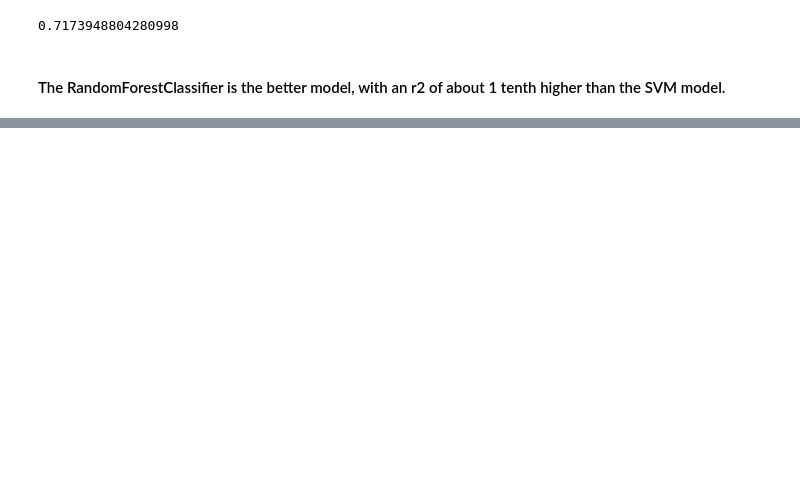
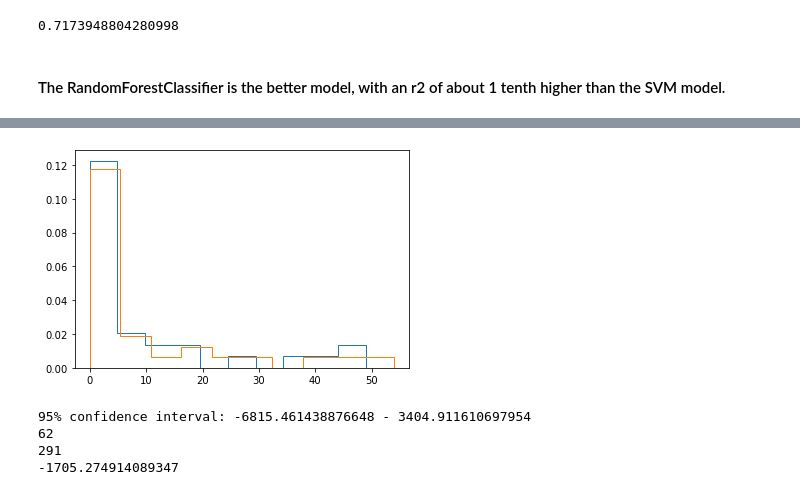
Before and after one commit to StephenDodd1/HousingPricePredictiveModel, a Jupyter notebook: Notebooks/04_modelling.ipynb, the cells around one changed output, grey strips where cells are left out. Drawn from its saved outputs; the diff is of its cells as text; code cells hidden in the pictures; blank space fills up the shorter version.

```diff
--- a/Notebooks/04_modelling.ipynb
+++ b/Notebooks/04_modelling.ipynb
@@ -233,0 +287,25 @@ print(diff.min(), diff.max())
+# %%
+ax = plt.hist(np.histogram(np.delete(y_test,259), bins=30)[0], histtype='step', density=True)
+bx = plt.hist(np.histogram(np.delete(y_pred,259), bins=30)[0], histtype='step',density=True)
+plt.show()
+# %% [output]
+[figure, added]
+# %%
+df = pd.DataFrame(diff).dropna()
+model = t.interval(alpha = .95,
+    df=len(df) -1,
+    loc=np.mean(diff),
+    scale=st.sem(diff))
+print('95% confidence interval: ' + str(model[0]) + ' - ' + str(model[1]))
+arr = list()
+for i,x in enumerate(diff):
+    if(model[0] < x < model[1]):
+        arr.append(i)
+print(len(arr))
+print(len(diff))
+print(np.mean(diff))
+# %% [output]
+95% confidence interval: -6815.461438876648 - 3404.911610697954
+62
+291
+-1705.274914089347
```
Also changed, not shown: parts of 11 cells of this notebook, 2 other files.
